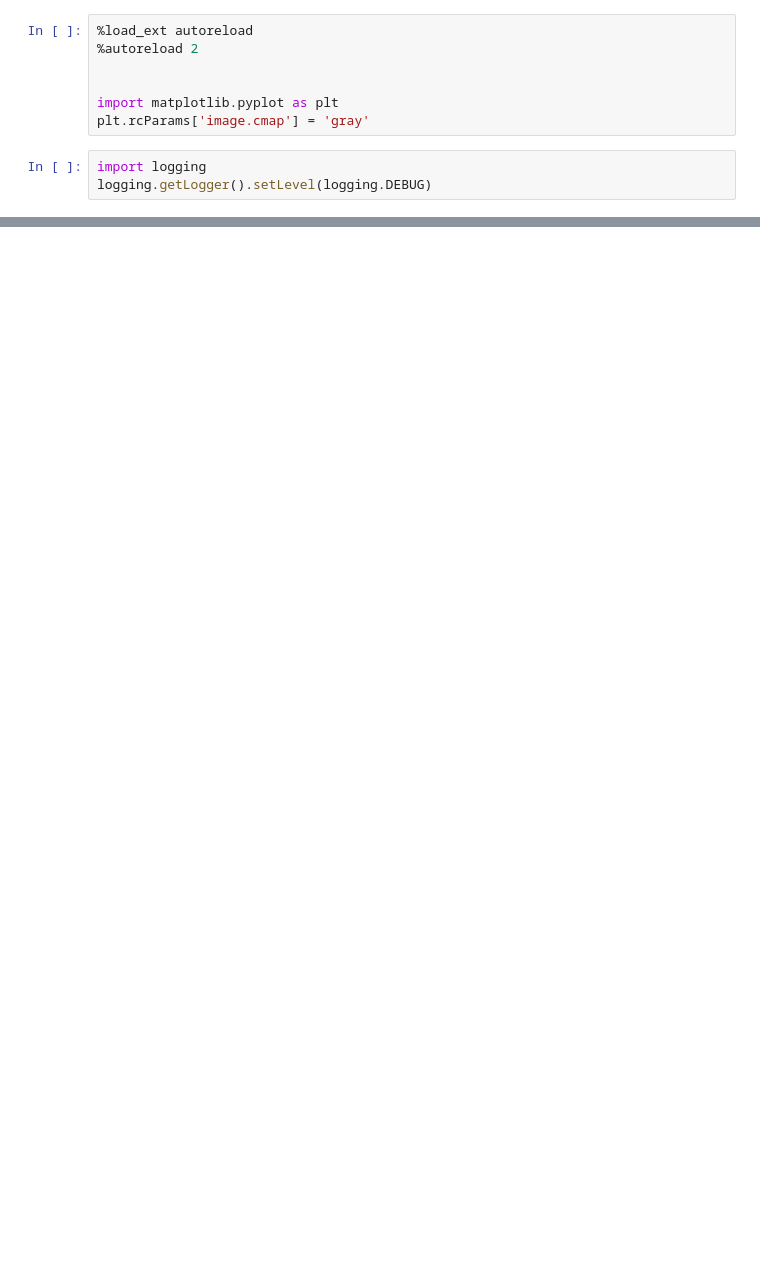
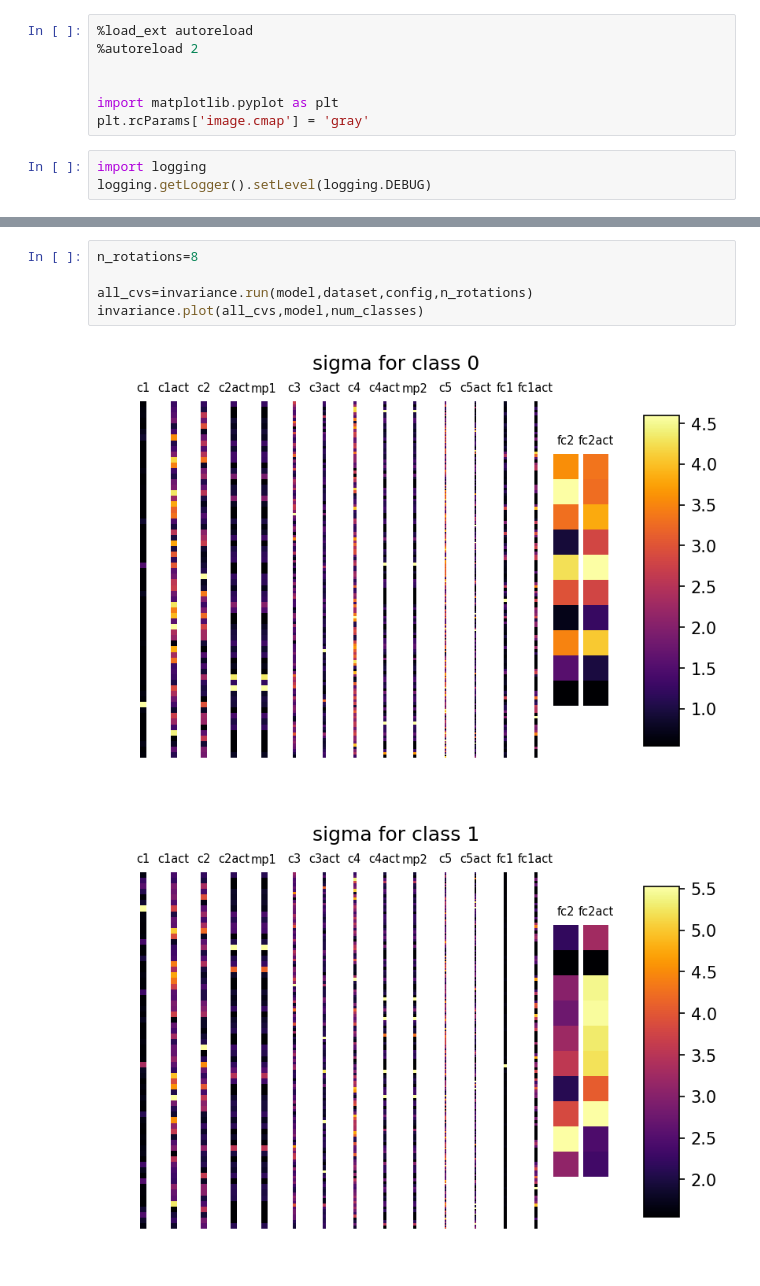
Before and after one commit to facundoq/experiments, a Jupyter notebook: rotation/Experiment - Pytorch Invariance Localization - SimpleConv .ipynb, the cells around one changed output, grey strips where cells are left out. Drawn from its saved outputs; the diff is of its cells as text; blank space fills up the shorter version.

```diff
--- a/rotation/Experiment - Pytorch Invariance Localization - SimpleConv .ipynb
+++ b/rotation/Experiment - Pytorch Invariance Localization - SimpleConv .ipynb
@@ -136,0 +137,8 @@ invariance.run(rotated_model,dataset,config)
+# %%
+n_rotations=8
+
+all_cvs=invariance.run(model,dataset,config,n_rotations)
+invariance.plot(all_cvs,model,num_classes)
+# %% [output]
+[figure, added]
+[figure, added]
```
Also changed, not shown: parts of 5 cells of this notebook, 5 other files.
